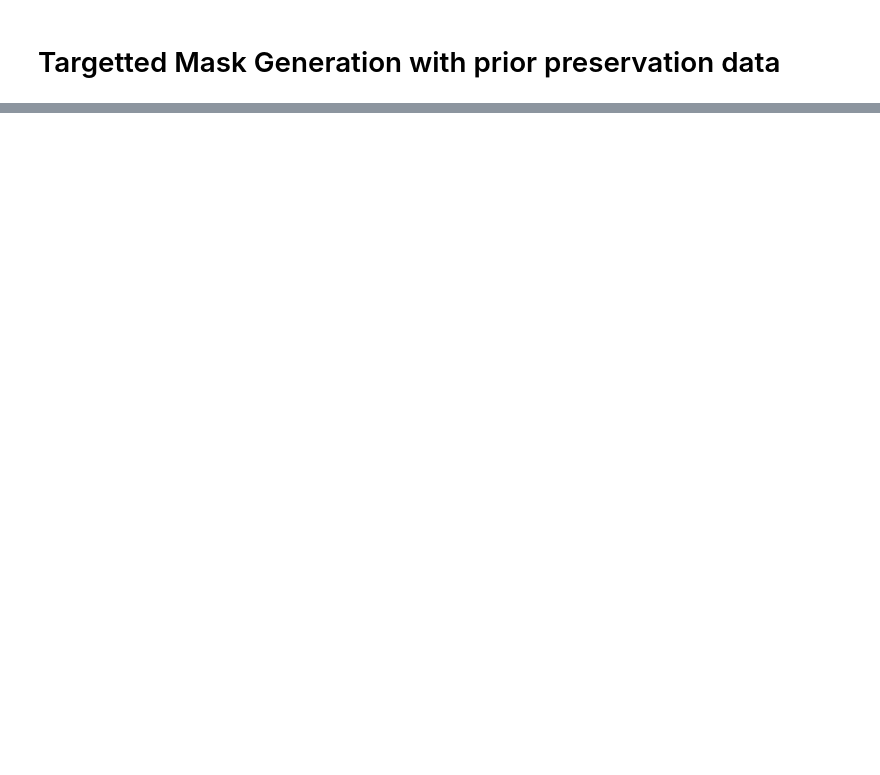
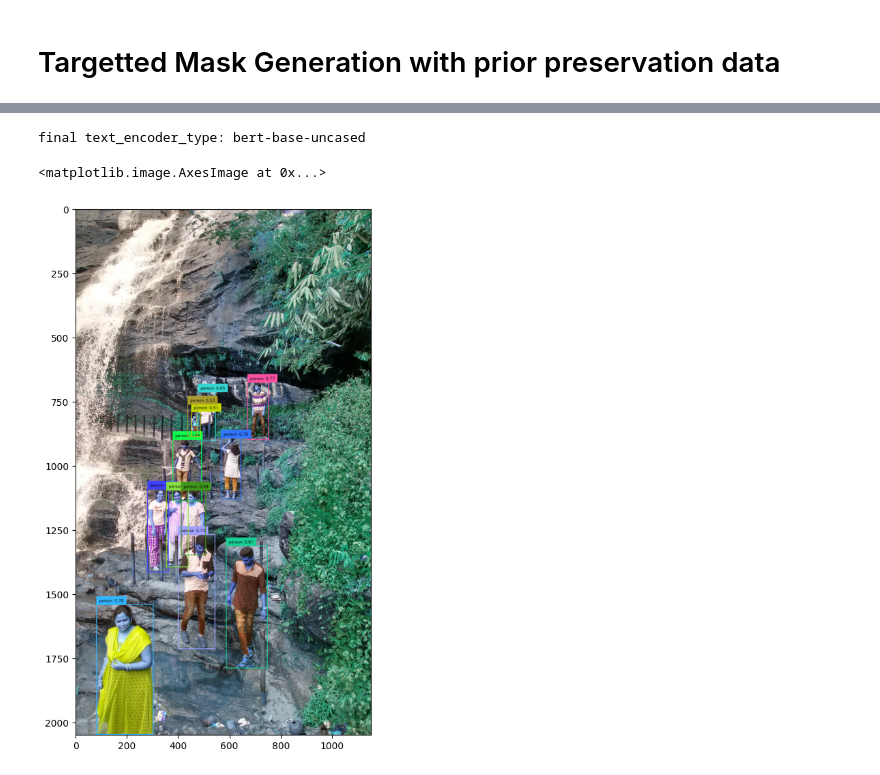
Before and after one commit to Sumukha21/FashionXchange, a Jupyter notebook: notebooks/text_based_image_editing.ipynb, the cells around one changed output, grey strips where cells are left out. Saved outputs shown, nothing was run; the diff lists cells and outputs as text; code cells hidden in the pictures; blank space fills up the shorter version.

```diff
--- a/notebooks/text_based_image_editing.ipynb
+++ b/notebooks/text_based_image_editing.ipynb
@@ -945,0 +840,7 @@ for line in content:
+# %%
+device = "cpu"
+groundingdino_model_path = r"C:\Users\sumuk\OneDrive\Desktop\GitHub\FashionXchange\GroundingDINO\groundingdino\config\GroundingDINO_SwinT_OGC.py"
+groundingdino_weights_path = r"C:\Users\sumuk\OneDrive\Desktop\GitHub\FashionXchange\GroundingDINO\weights\groundingdino_swint_ogc.pth"
+groundingdino_model = load_model(groundingdino_model_path, groundingdino_weights_path)
+# %% [output]
+final text_encoder_type: bert-base-uncased
@@ -945,0 +854,2 @@ for line in content:
+# %%
+image_path = r"C:\Users\sumuk\OneDrive\Desktop\GitHub\FashionXchange\me_ootb.jpg"
@@ -945,0 +1005,8 @@ for line in content:
+# %%
+src, boxes_og, logits, phrases = dino_person_prediction(image_path)
+all_preds = annotate(src, boxes_og, logits, phrases)
+plt.figure(figsize=(10, 10))
+plt.imshow(all_preds)
+# %% [output]
+<matplotlib.image.AxesImage at 0x...>
+[figure, added]
```
Also changed, not shown: parts of 38 cells of this notebook, 1 other file.
